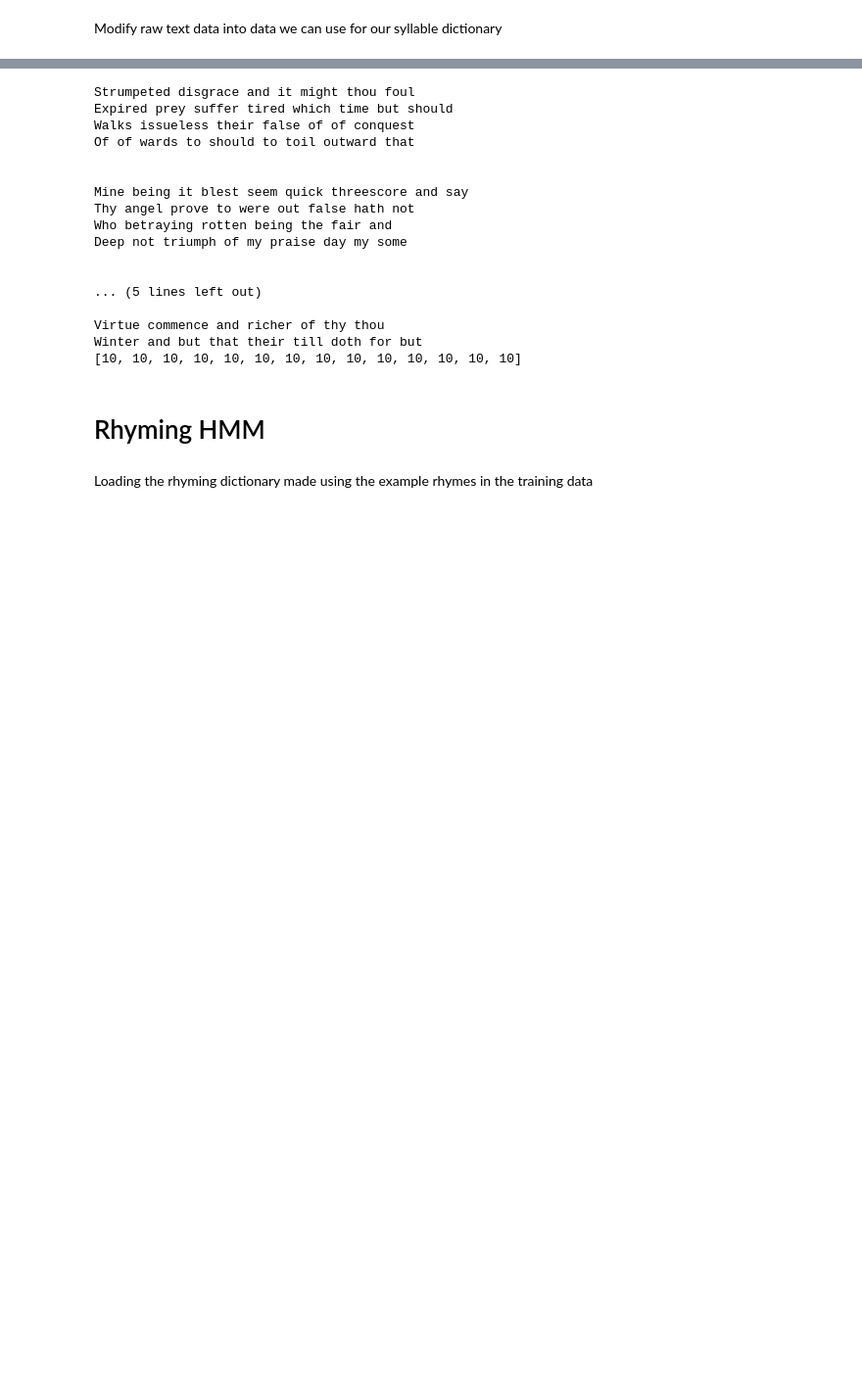
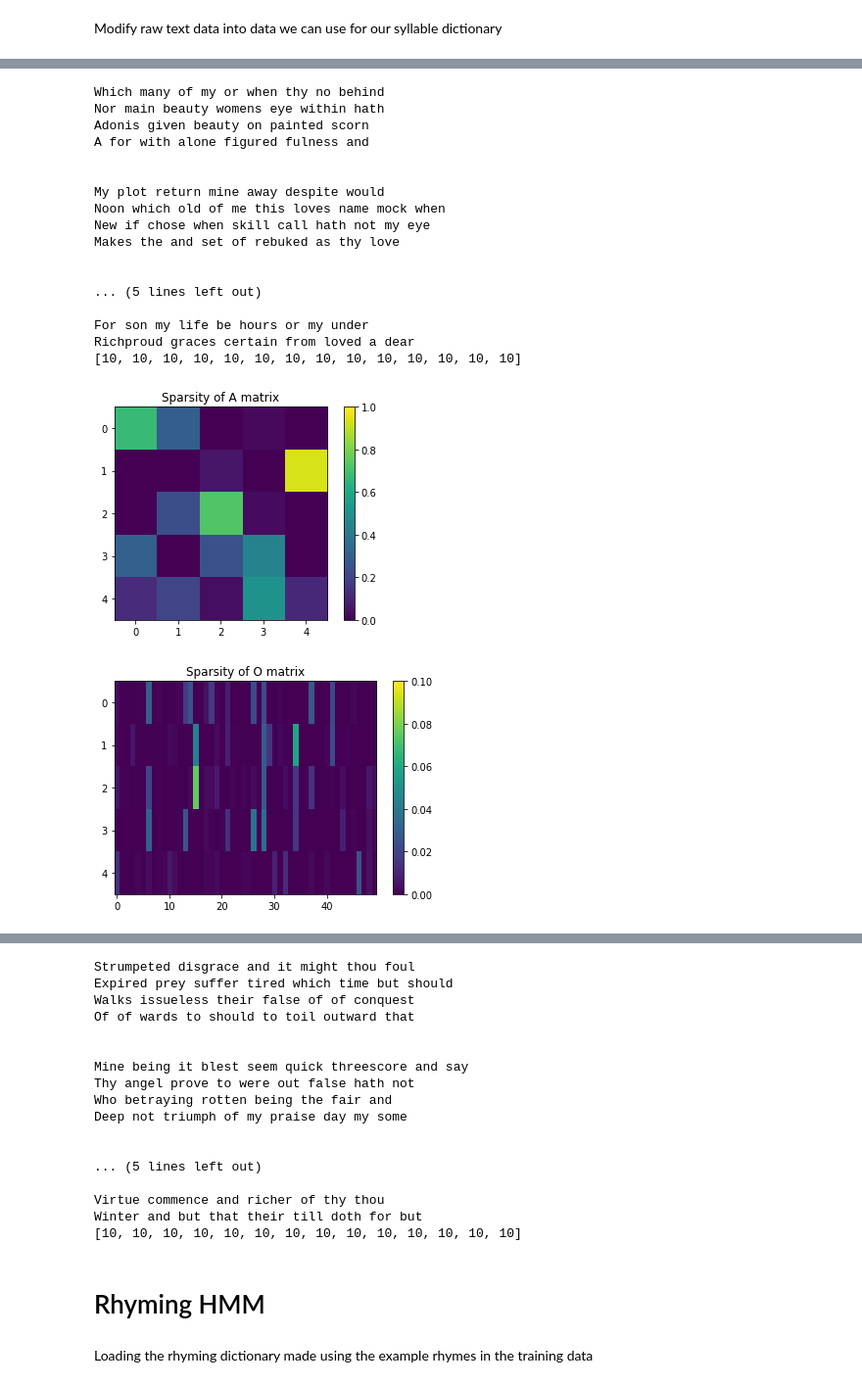
Before and after one commit to treyra/CS155_miniproject3, a Jupyter notebook: Indecision_Trees_Notebook_MiniProject_3.ipynb, the cells around one changed output, grey strips where cells are left out. Shown: that part at 98% size. Cells and saved outputs as stored; diff of their text form; code cells hidden in the pictures; blank space fills up the shorter version.

```diff
--- a/Indecision_Trees_Notebook_MiniProject_3.ipynb
+++ b/Indecision_Trees_Notebook_MiniProject_3.ipynb
@@ -1023,0 +1118,34 @@ print(obs_map)
+# %%
+import requests
+import io
+
+response = requests.get('https://github.com/treyra/CS155_miniproject3/blob/main/trained_hmms/5_50_A.npy?raw=true')
+response.raise_for_status()
+loadA = np.load(io.BytesIO(response.content))
+response = requests.get('https://github.com/treyra/CS155_miniproject3/blob/main/trained_hmms/5_50_O.npy?raw=true')
+response.raise_for_status()
+loadO = np.load(io.BytesIO(response.content))
+hmm5 = SonnetHiddenMarkovModel(loadA, loadO,rhyme_array,syl_dict,obs_map)
+hmm5.generate_sonnet()
+
+visualize_sparsities(hmm5, O_max_cols=50)
+# %% [output]
+Which many of my or when thy no behind
+Nor main beauty womens eye within hath
+Adonis given beauty on painted scorn
+A for with alone figured fulness and
+
+
+My plot return mine away despite would
+Noon which old of me this loves name mock when
+New if chose when skill call hath not my eye
+Makes the and set of rebuked as thy love
+
+
+... (5 lines left out)
+
+For son my life be hours or my under
+Richproud graces certain from loved a dear
+[10, 10, 10, 10, 10, 10, 10, 10, 10, 10, 10, 10, 10, 10]
+[figure, added]
+[figure, added]
```
Also changed, not shown: parts of 19 cells of this notebook.
